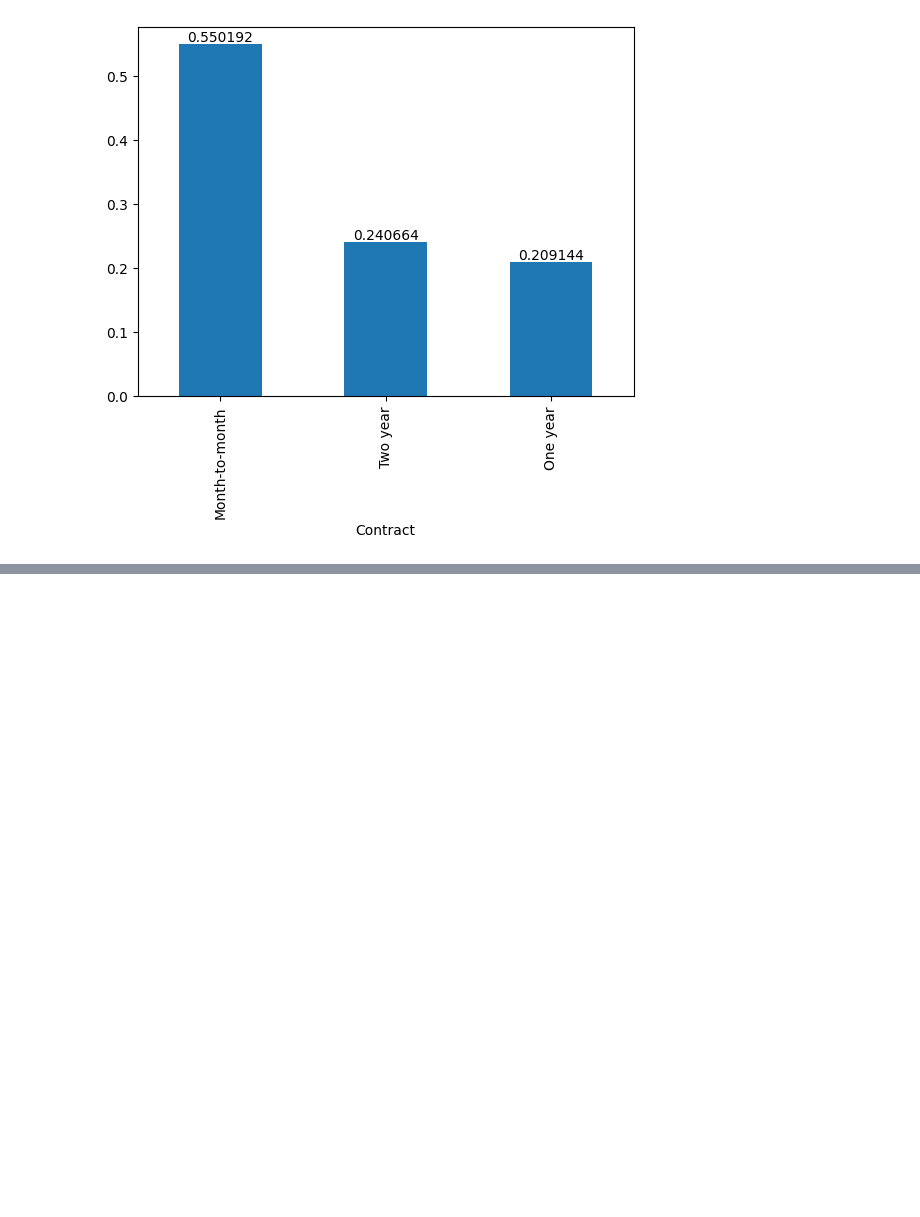
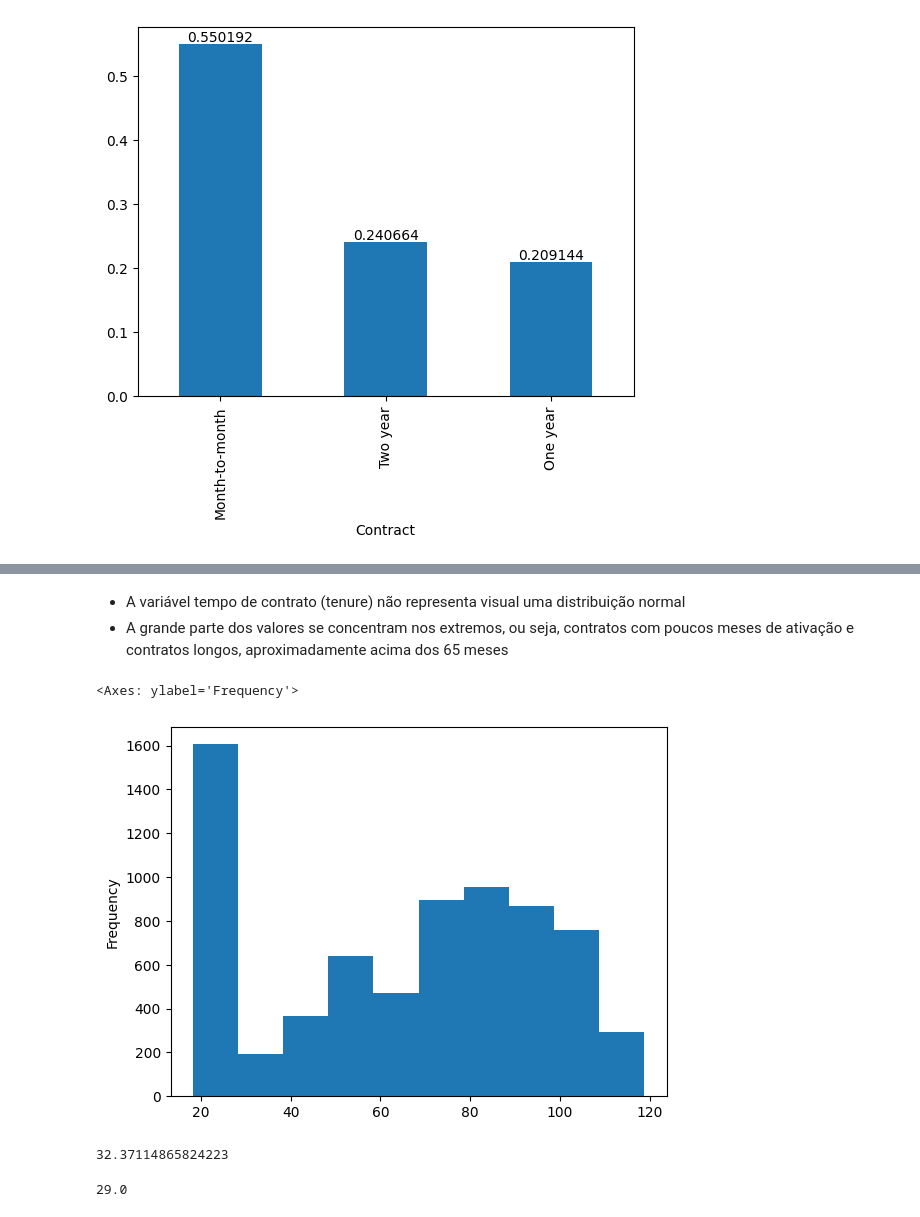
Before and after one commit to danilosalvador/IA_EDA, a Jupyter notebook: eda_churn.ipynb, the cells around one changed output, grey strips where cells are left out. Drawn from its saved outputs; the diff is of its cells as text; code cells hidden in the pictures; blank space fills up the shorter version.

```diff
--- a/eda_churn.ipynb
+++ b/eda_churn.ipynb
@@ -621,0 +628,19 @@ ax.bar_label(ax.containers[0])
+# %% [markdown]
+- A variável tempo de contrato (tenure) não representa visual uma distribuição normal
+- A grande parte dos valores se concentram nos extremos, ou seja, contratos com poucos meses de ativação e contratos longos, aproximadamente acima dos 65 meses
+# %%
+# Histrograma do Monthly Charges
+df_churn.MonthlyCharges.plot.hist()
+# %% [output]
+<Axes: ylabel='Frequency'>
+[figure, added]
+# %%
+# Medidas de posição - Média Tempo de Contrato
+df_churn.tenure.mean()
+# %% [output]
+32.37114865824223
+# %%
+# Medidas de Posição - Mediana Tempo de Contrato
+df_churn.tenure.median()
+# %% [output]
+29.0
```
Also changed, not shown: parts of 4 cells of this notebook.
